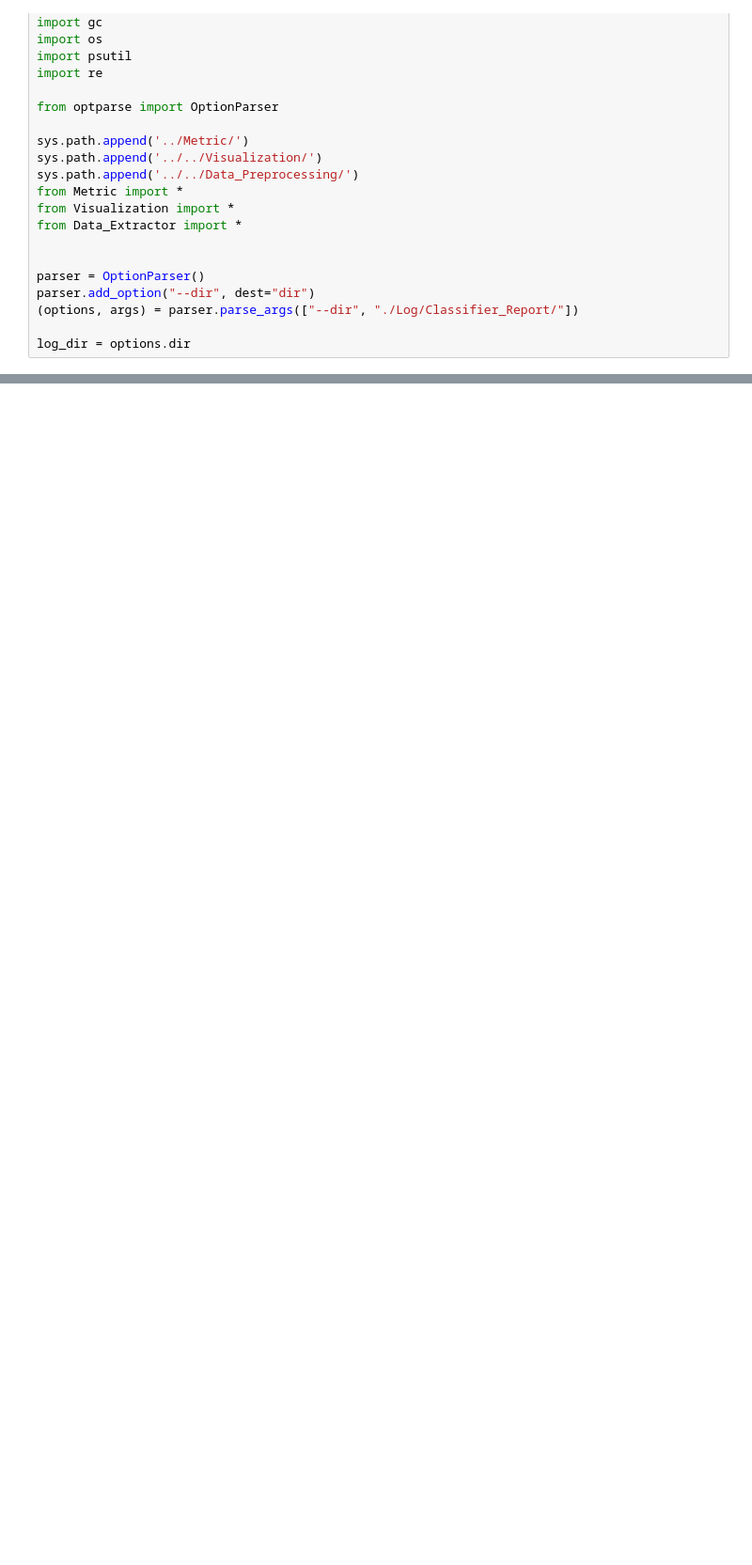
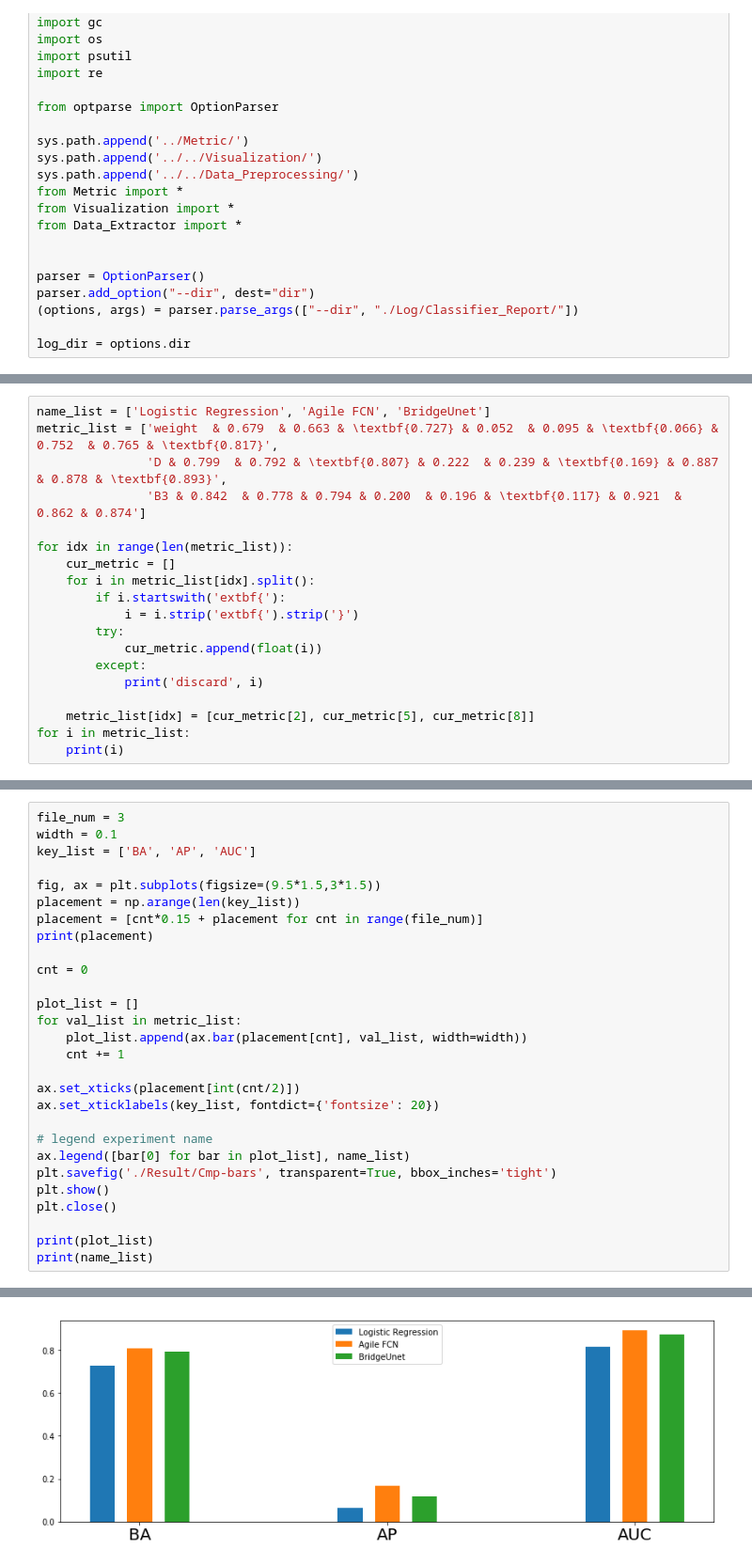
Before and after one commit to LiyaoTang/Road-Extraction-from-Time-Series-Satellite-Images, a Jupyter notebook: NSW-CNN/Time-Series/parse_report.ipynb, the cells around one changed output, grey strips where cells are left out. Shown at 94% size. Drawn from its saved outputs; the diff is of its cells as text; blank space fills up the shorter version.

```diff
--- a/NSW-CNN/Time-Series/parse_report.ipynb
+++ b/NSW-CNN/Time-Series/parse_report.ipynb
@@ -232,0 +252,19 @@ plt.show()
+# %%
+name_list = ['Logistic Regression', 'Agile FCN', 'BridgeUnet']
+metric_list = ['weight  & 0.679  & 0.663 & \textbf{0.727} & 0.052  & 0.095 & \textbf{0.066} & 0.752  & 0.765 & \textbf{0.817}',
+               'D & 0.799  & 0.792 & \textbf{0.807} & 0.222  & 0.239 & \textbf{0.169} & 0.887  & 0.878 & \textbf{0.893}',
+               'B3 & 0.842  & 0.778 & 0.794 & 0.200  & 0.196 & \textbf{0.117} & 0.921  & 0.862 & 0.874']
+
+for idx in range(len(metric_list)):
+    cur_metric = []
+    for i in metric_list[idx].split():
+        if i.startswith('extbf{'):
+            i = i.strip('extbf{').strip('}')
+        try:
+            cur_metric.append(float(i))
+        except:
+            print('discard', i)
+
+    metric_list[idx] = [cur_metric[2], cur_metric[5], cur_metric[8]]
+for i in metric_list:
+    print(i)
@@ -232,0 +289,29 @@ plt.show()
+# %%
+file_num = 3
+width = 0.1
+key_list = ['BA', 'AP', 'AUC']
+
+fig, ax = plt.subplots(figsize=(9.5*1.5,3*1.5))
+placement = np.arange(len(key_list))
+placement = [cnt*0.15 + placement for cnt in range(file_num)]
+print(placement)
+
+cnt = 0
+
+plot_list = []
+for val_list in metric_list:
+    plot_list.append(ax.bar(placement[cnt], val_list, width=width))
+    cnt += 1
+
+ax.set_xticks(placement[int(cnt/2)])
+ax.set_xticklabels(key_list, fontdict={'fontsize': 20})
+
+# legend experiment name
+ax.legend([bar[0] for bar in plot_list], name_list)
+plt.savefig('./Result/Cmp-bars', transparent=True, bbox_inches='tight')
+plt.show()
+plt.close()
+
+print(plot_list)
+print(name_list)
+# %% [output]
@@ -232,0 +319 @@ plt.show()
+[figure, added]
```
Also changed, not shown: parts of 13 cells of this notebook, 9 other files.
